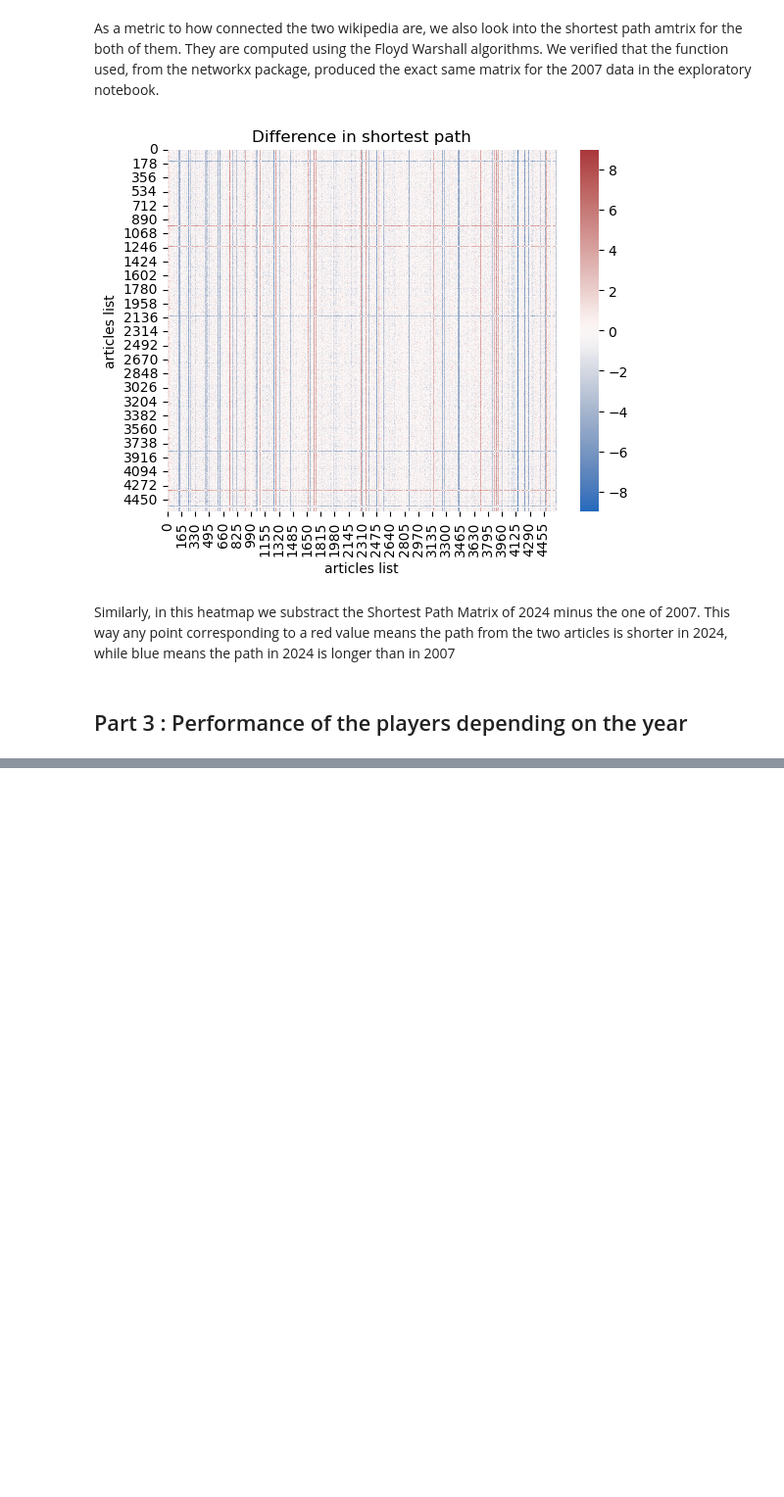
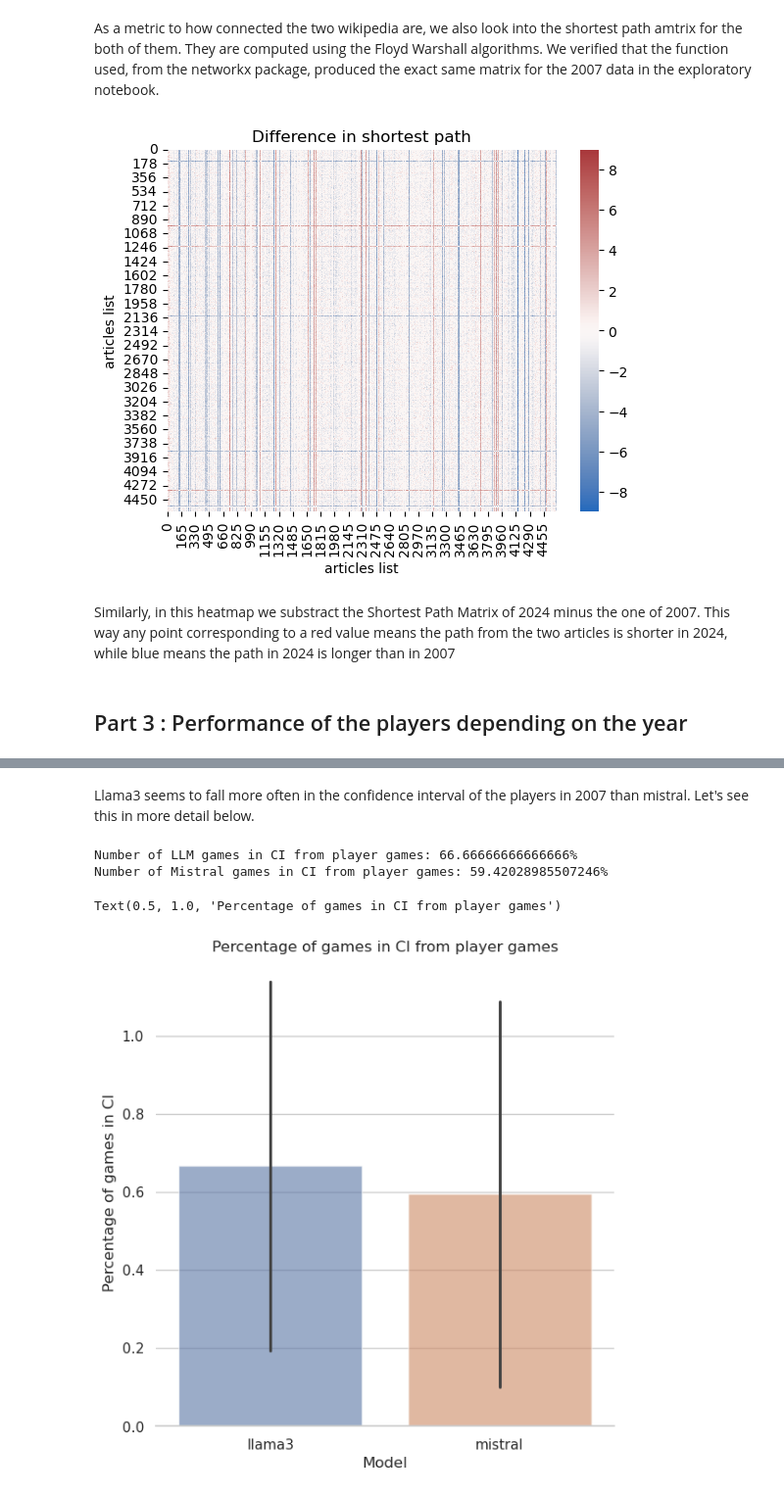
Before and after one commit to epfl-ada/ada-2024-project-outlier-1, a Jupyter notebook: results.ipynb, the cells around one changed output, grey strips where cells are left out. Shown at 98% size. Saved outputs shown, nothing was run; the diff lists cells and outputs as text; code cells hidden in the pictures; blank space fills up the shorter version.

```diff
--- a/results.ipynb
+++ b/results.ipynb
@@ -276,0 +383,24 @@ Similarly, in this heatmap we substract the Shortest Path Matrix of 2024 minus t
+# %%
+# Post processing on paths
+llama3_2007["path"] = llama3_2007["path"].apply(post_processing)
+llama3_2024["path"] = llama3_2024["path"].apply(post_processing)
+mistral_2007["path"] = mistral_2007["path"].apply(post_processing)
+mistral_2024["path"] = mistral_2024["path"].apply(post_processing)
+# %%
+llama3_2007["length"] = llama3_2007["path"].apply(len)
+llama3_2024["length"] = llama3_2024["path"].apply(len)
+mistral_2007["length"] = mistral_2007["path"].apply(len)
+mistral_2024["length"] = mistral_2024["path"].apply(len)
+# %%
+# Compute the average length of the path for each model
+avglen = pd.DataFrame(players_2007["length"].groupby(by=['start', 'end']).agg(['mean', 'std', 'median', 'count']))
+avglen = pd.merge(avglen, llama3_2007['length'], left_index=True, right_index=True)
+avglen = avglen.rename(columns={'length':'llama3_2007'})
+avglen = pd.merge(avglen, llama3_2024['length'], left_index=True, right_index=True)
+avglen = avglen.rename(columns={'length':'llama3_2024'})
+avglen = pd.merge(avglen, mistral_2007['length'], left_index=True, right_index=True)
+avglen = avglen.rename(columns={'length':'mistral_2007'})
+avglen = pd.merge(avglen, mistral_2024['length'], left_index=True, right_index=True)
+avglen = avglen.rename(columns={'length':'mistral_2024'})
+# %%
+avglen.reset_index(inplace=True)
@@ -276,0 +409,26 @@ Similarly, in this heatmap we substract the Shortest Path Matrix of 2024 minus t
+# %% [markdown]
+Llama3 seems to fall more often in the confidence interval of the players in 2007 than mistral. Let's see this in more detail below.
+# %%
+avglen['llama3_2007_in_CI'] = avglen.apply(lambda x: check_if_in_CI(x,'llama3_2007'), axis=1)
+avglen["mistral_2007_in_CI"] = avglen.apply(lambda x: check_if_in_CI(x,'mistral_2007'), axis=1)
+print(f'Number of LLM games in CI from player games: {avglen.llama3_2007_in_CI.mean()*100}%')
+print(f'Number of Mistral games in CI from player games: {avglen.mistral_2007_in_CI.mean()*100}%')
+
+# plot the number of games in CI
+tmp_llama3 = avglen["llama3_2007_in_CI"].rename("in_CI").to_frame()
+tmp_llama3["model"] = "llama3"
+tmp_mistral = avglen["mistral_2007_in_CI"].rename("in_CI").to_frame()
+tmp_mistral["model"] = "mistral"
+
+ci_model = pd.concat([tmp_llama3, tmp_mistral])
+
+sns.set_theme(style="whitegrid")
+g = sns.catplot(x="model", y="in_CI", hue="model", data=ci_model, kind="bar", height=6, alpha=.6,errorbar="sd")
+g.despine(left=True)
+g.set_axis_labels("Model", "Percentage of games in CI")
+plt.title("Percentage of games in CI from player games")
+# %% [output]
+Number of LLM games in CI from player games: 66.66666666666666%
+Number of Mistral games in CI from player games: 59.42028985507246%
+Text(0.5, 1.0, 'Percentage of games in CI from player games')
+[figure, added]
```
Also changed, not shown: parts of 25 cells of this notebook.
